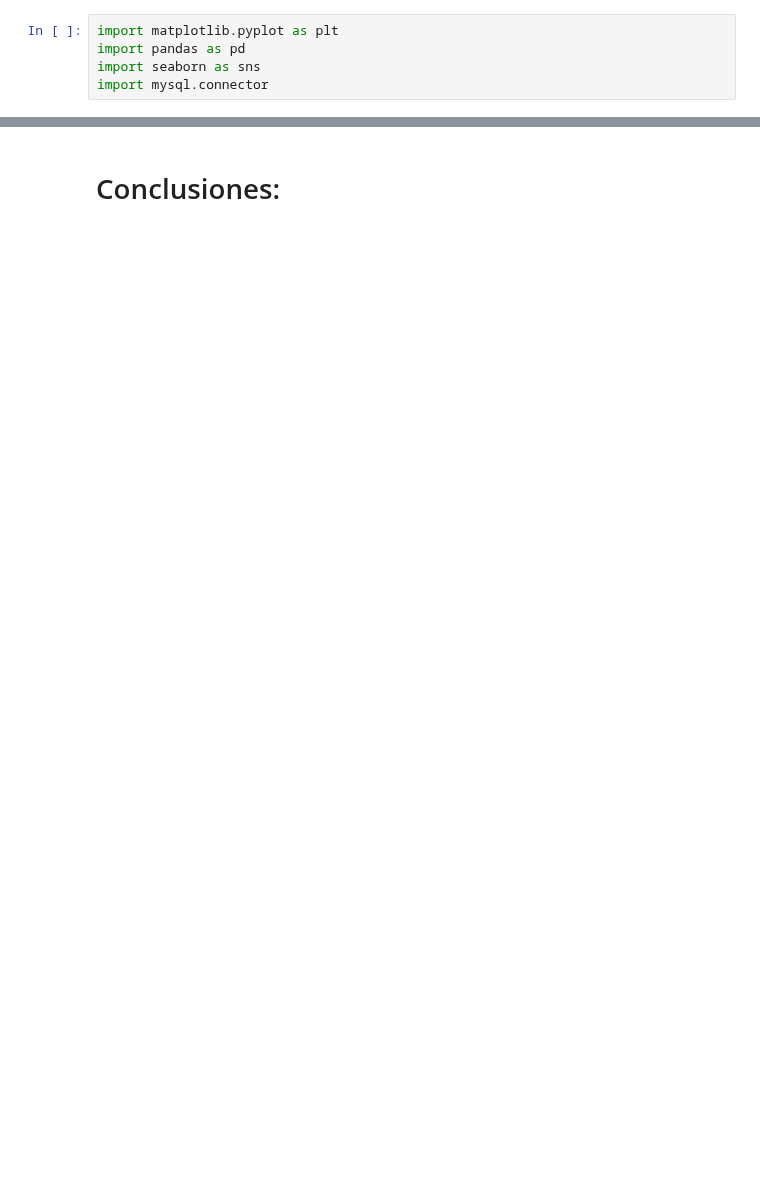
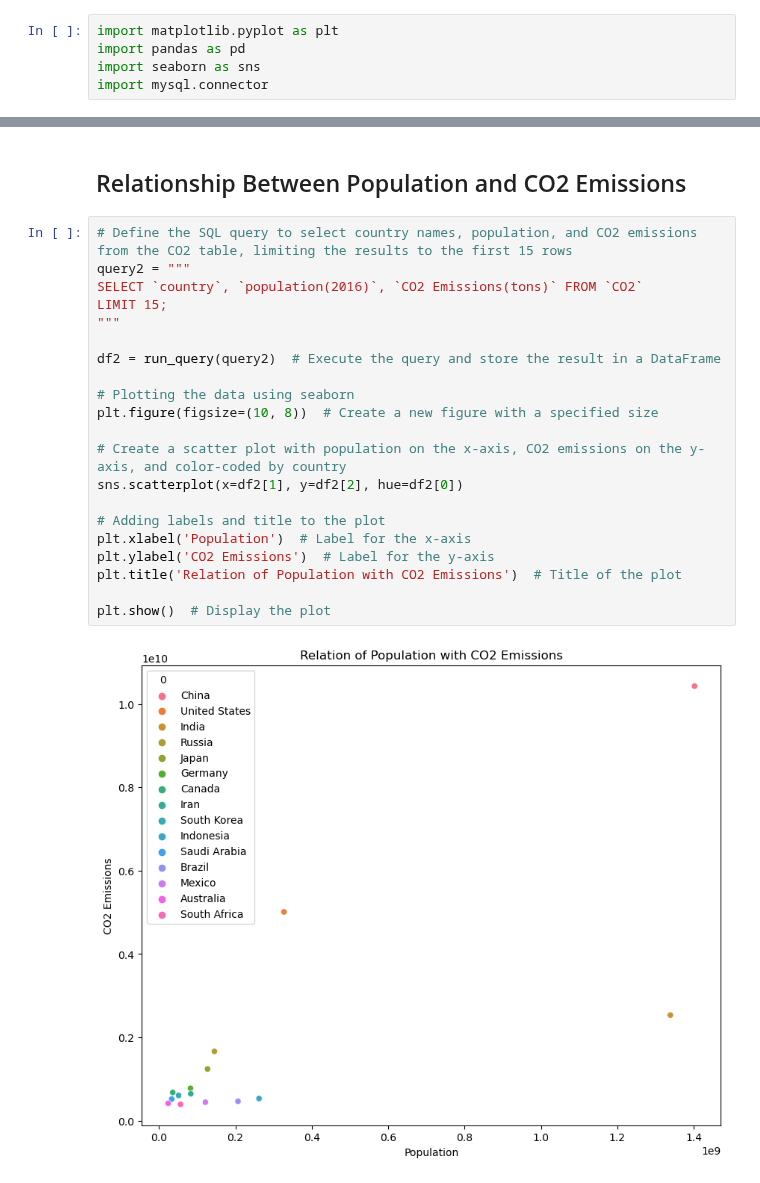
Before and after one commit to Mateoferrnandez/Projects, a Jupyter notebook: Personal Projects/Webscraping and Analysis of CO2 Emissions Data/datavisualization copy.ipynb, the cells around one changed output, grey strips where cells are left out. Saved outputs shown, nothing was run; the diff lists cells and outputs as text; blank space fills up the shorter version.

```diff
--- a/Personal Projects/Webscraping and Analysis of CO2 Emissions Data/datavisualization copy.ipynb
+++ b/Personal Projects/Webscraping and Analysis of CO2 Emissions Data/datavisualization copy.ipynb
@@ -39,3 +61,26 @@ plt.show()
-# %% [markdown]
-# Conclusiones:
+# %% [markdown]
+## Relationship Between Population and CO2 Emissions
+# %%
+# Define the SQL query to select country names, population, and CO2 emissions from the CO2 table, limiting the results to the first 15 rows
+query2 = """
+SELECT `country`, `population(2016)`, `CO2 Emissions(tons)` FROM `CO2`
+LIMIT 15;
+"""
+
+df2 = run_query(query2)  # Execute the query and store the result in a DataFrame
+
+# Plotting the data using seaborn
+plt.figure(figsize=(10, 8))  # Create a new figure with a specified size
+
+# Create a scatter plot with population on the x-axis, CO2 emissions on the y-axis, and color-coded by country
+sns.scatterplot(x=df2[1], y=df2[2], hue=df2[0])
+
+# Adding labels and title to the plot
+plt.xlabel('Population')  # Label for the x-axis
+plt.ylabel('CO2 Emissions')  # Label for the y-axis
+plt.title('Relation of Population with CO2 Emissions')  # Title of the plot
+
+plt.show()  # Display the plot
+# %% [output]
+[figure, added]
 # %% [markdown]
```
Also changed, not shown: parts of 13 cells of this notebook, 4 other files.
